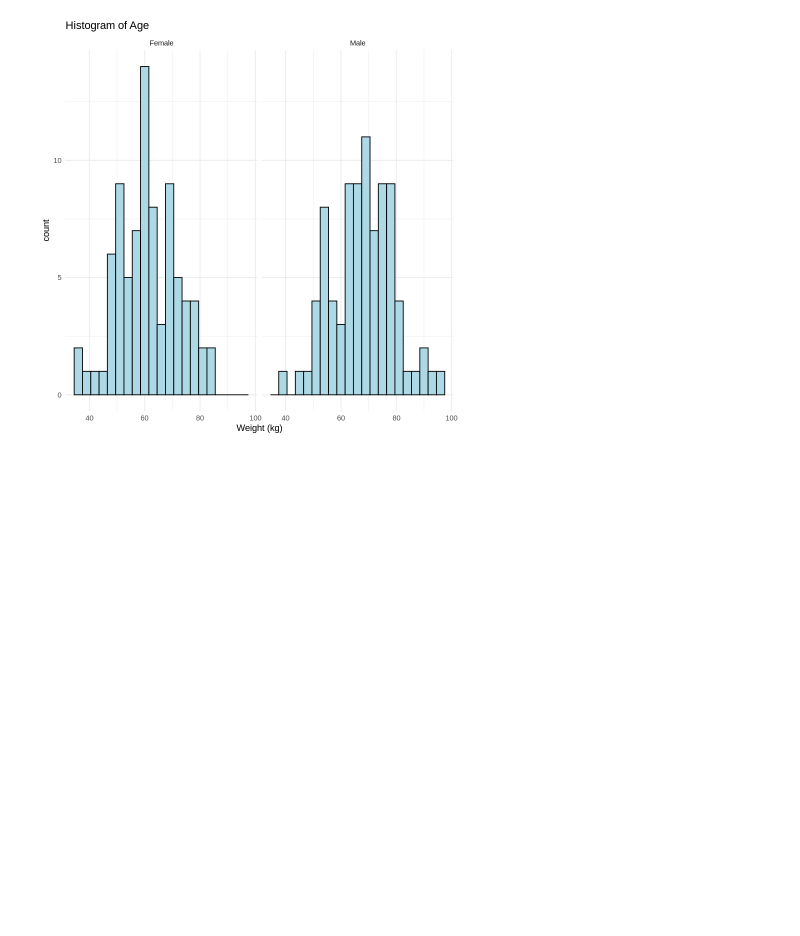
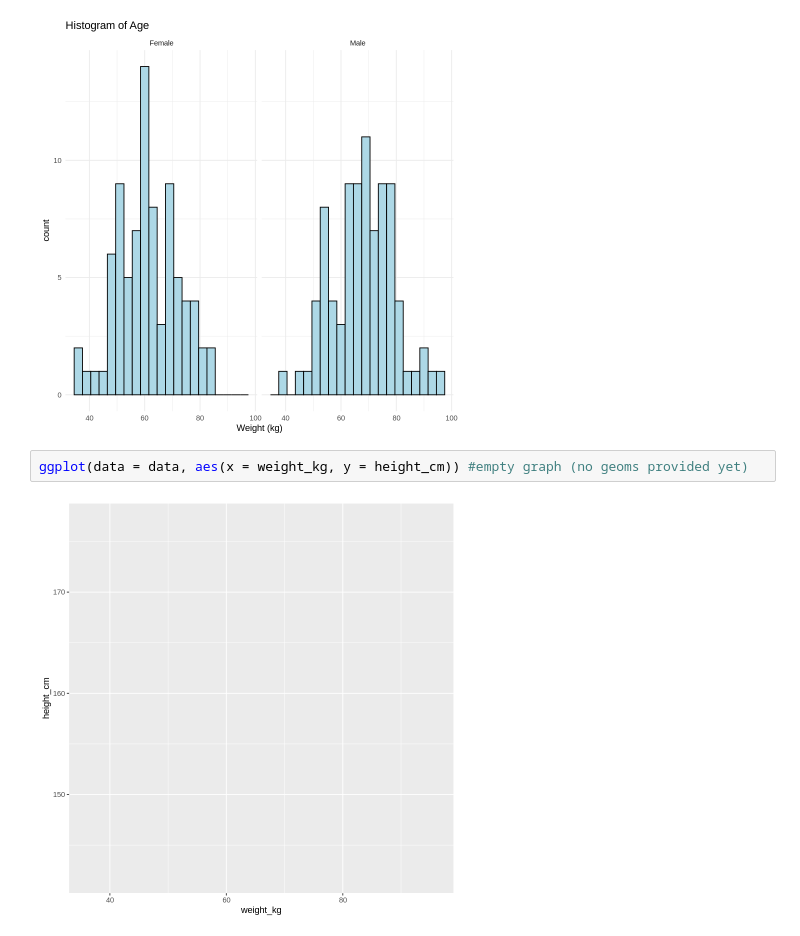
Before and after one commit to ouibaa/PUBH5218, a Jupyter notebook: Week_0_Creating_graphs_with_ggplot.ipynb, the cells around one changed output. Cells and saved outputs as stored; diff of their text form; blank space fills up the shorter version.

```diff
--- a/Week_0_Creating_graphs_with_ggplot.ipynb
+++ b/Week_0_Creating_graphs_with_ggplot.ipynb
@@ -98,3 +98,7 @@ ggplot(data = data, aes(x = weight_kg)) +
   facet_wrap(~sex)
 # %% [output]
 [figure]
+# %%
+ggplot(data = data, aes(x = weight_kg, y = height_cm)) #empty graph (no geoms provided yet)
+# %% [output]
+[figure, added]
```
Also changed, not shown: parts of 2 cells of this notebook.
